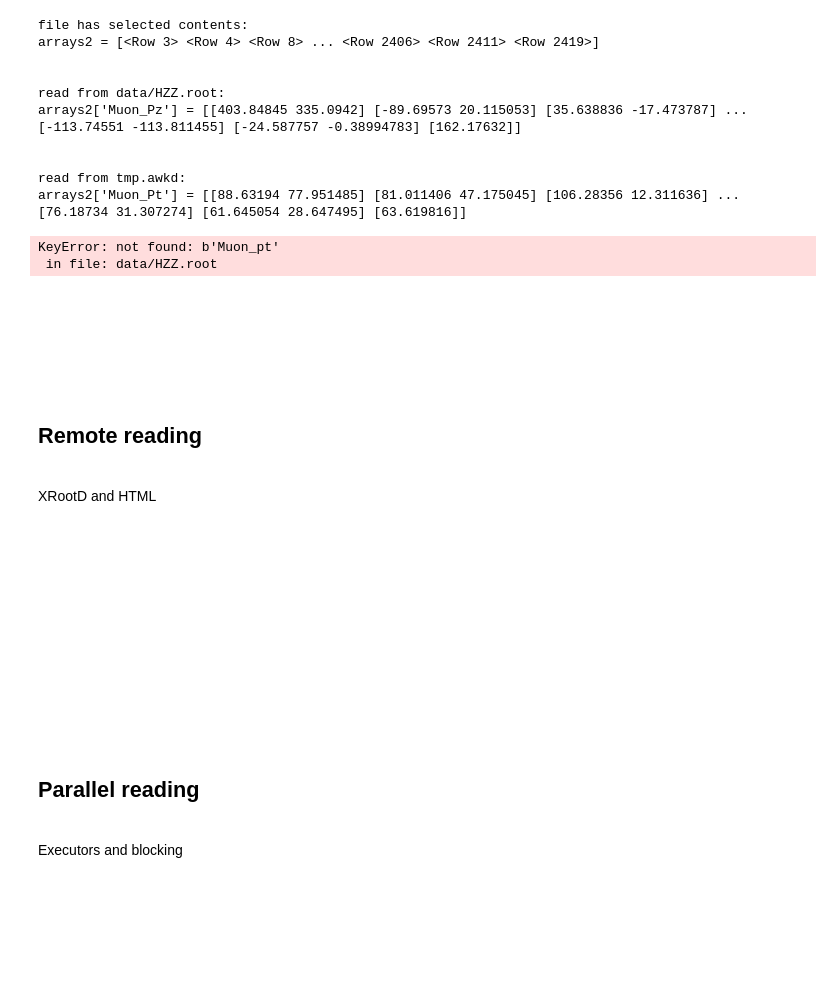
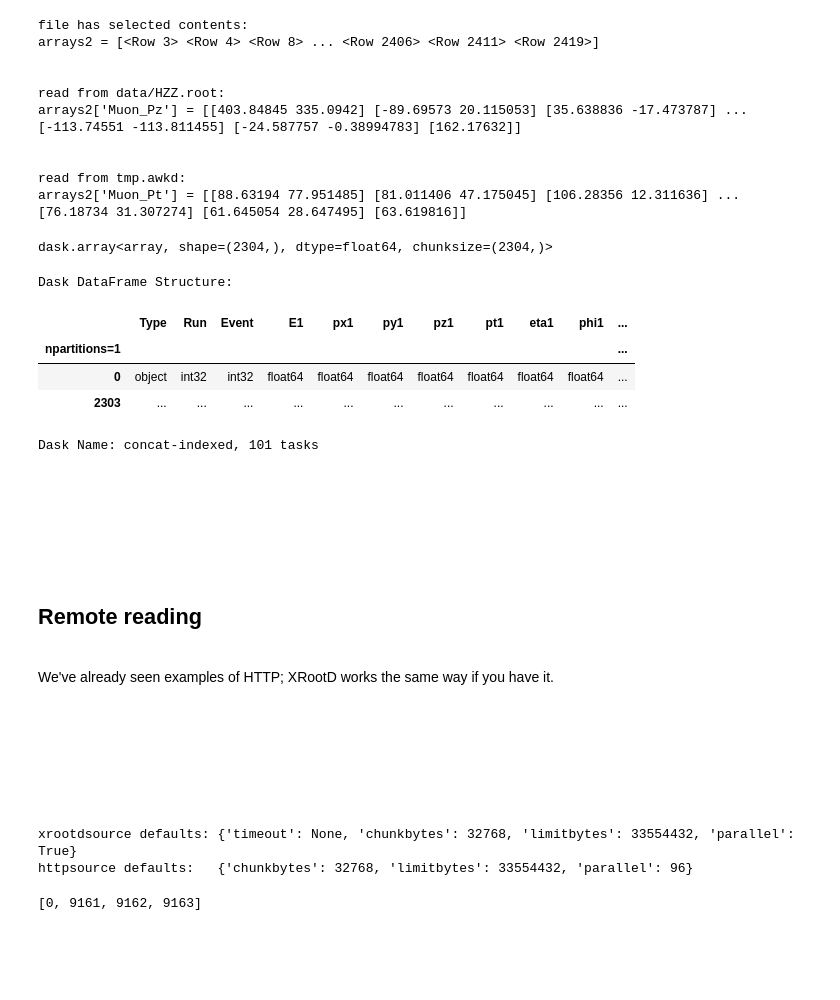
Before and after one commit to jpivarski-talks/2019-05-28-lpchats-numpy-uproot-awkward, a Jupyter notebook: 05-advanced-uproot.ipynb, the cells around one changed output. Drawn from its saved outputs; the diff is of its cells as text; code cells hidden in the pictures; blank space fills up the shorter version.

```diff
--- a/05-advanced-uproot.ipynb
+++ b/05-advanced-uproot.ipynb
@@ -568,11 +568,23 @@ arrays2['Muon_Pz'] = [[403.84845 335.0942] [-89.69573 20.115053] [35.638836 -17.
 
 read from tmp.awkd:
 arrays2['Muon_Pt'] = [[88.63194 77.951485] [81.011406 47.175045] [106.28356 12.311636] ... [76.18734 31.307274] [61.645054 28.647495] [63.619816]]
-# %%
-uproot.daskarray("data/HZZ.root", "events", "Muon_pt")
-# %% [output]
-KeyError: not found: b'Muon_pt'
- in file: data/HZZ.root
+# %%
+# Dask's arrays are an abstraction over lazy arrays
+
+uproot.daskarray("data/Zmumu*.root", "events", "E1")
+# %% [output]
+dask.array<array, shape=(2304,), dtype=float64, chunksize=(2304,)>
+# %%
+# So are Dask DataFrames
+
+uproot.daskframe("data/Zmumu*.root", "events")
+# %% [output]
+Dask DataFrame Structure:
+|  | Type | Run | Event | E1 | px1 | py1 | pz1 | pt1 | eta1 | phi1 | ... |
+| npartitions=1 |  |  |  |  |  |  |  |  |  |  | ... |
+| 0 | object | int32 | int32 | float64 | float64 | float64 | float64 | float64 | float64 | float64 | ... |
+| 2303 | ... | ... | ... | ... | ... | ... | ... | ... | ... | ... | ... |
+Dask Name: concat-indexed, 101 tasks
 # %% [markdown]
 <br><br><br><br><br>
 
@@ -580,16 +592,27 @@ KeyError: not found: b'Muon_pt'
 
 <br>
 
-XRootD and HTML
+We've already seen examples of HTTP; XRootD works the same way if you have it.
 
 <br><br><br><br><br>
-# %% [markdown]
-<br><br><br><br><br>
-
-## Parallel reading
-
-<br>
-
-Executors and blocking
-
-<br><br><br><br><br>
+# %%
+# Raw bytes from HTTP and XRootD are automatically cached (only exception of the "no-cache" policy).
+#
+# You can control it with httpsource and xrootdsource options:
+
+print("xrootdsource defaults:", uproot.XRootDSource.defaults)
+print("httpsource defaults:  ", uproot.HTTPSource.defaults)
+
+file = uproot.open("http://scikit-hep.org/uproot/examples/Event.root",
+                   httpsource={"chunkbytes": 4*1024,    # read in 4 kB chunks
+                               "limitbytes": 1024**2,   # keep at most 1 MB in memory
+                               "parallel":   12         # allow 12 simultaneous threads
+                              })
+file.keys()
+
+# This internal cache consists of tiles of raw data, labeled by location in the file.
+list(file._context.source.cache.keys())
+# %% [output]
+xrootdsource defaults: {'timeout': None, 'chunkbytes': 32768, 'limitbytes': 33554432, 'parallel': True}
+httpsource defaults:   {'chunkbytes': 32768, 'limitbytes': 33554432, 'parallel': 96}
+[0, 9161, 9162, 9163]
```
Also changed, not shown: parts of 2 cells of this notebook.
